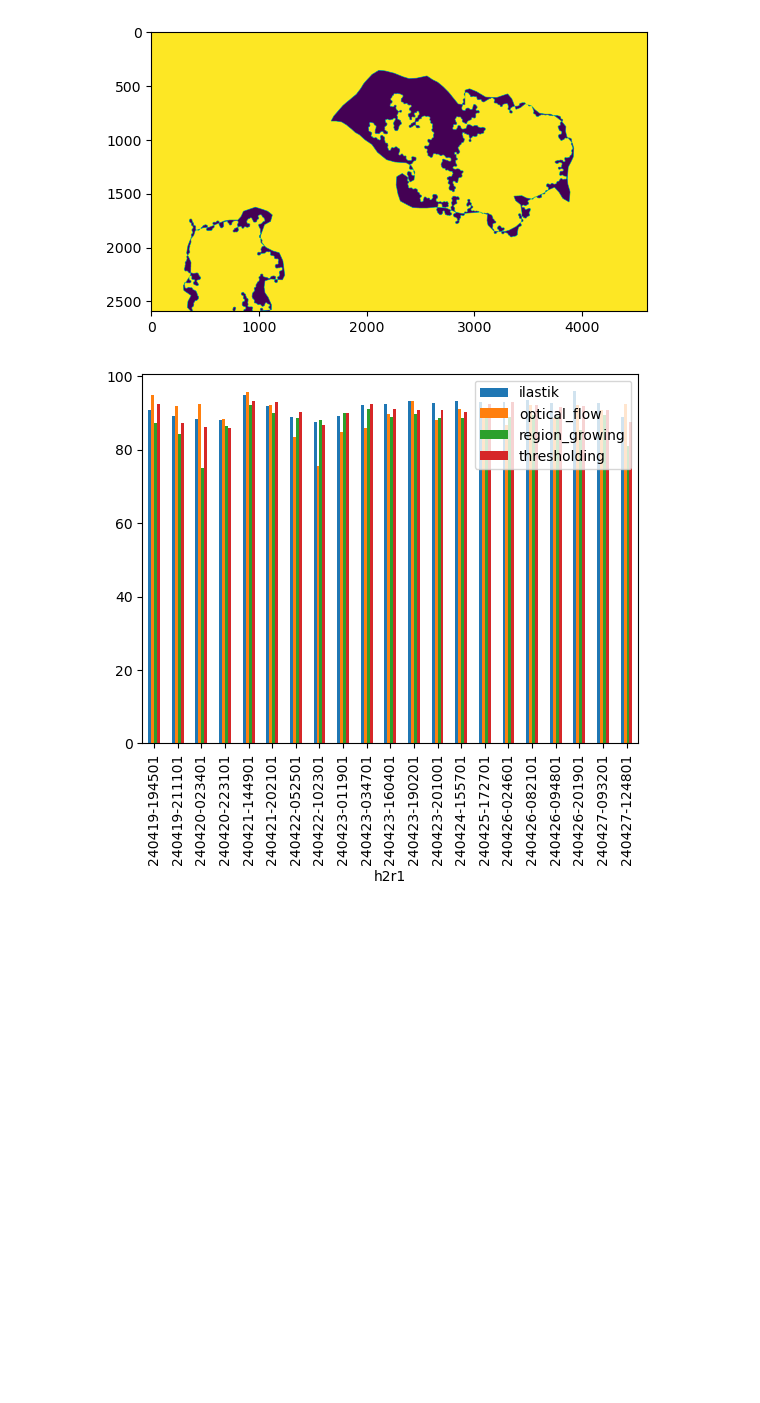
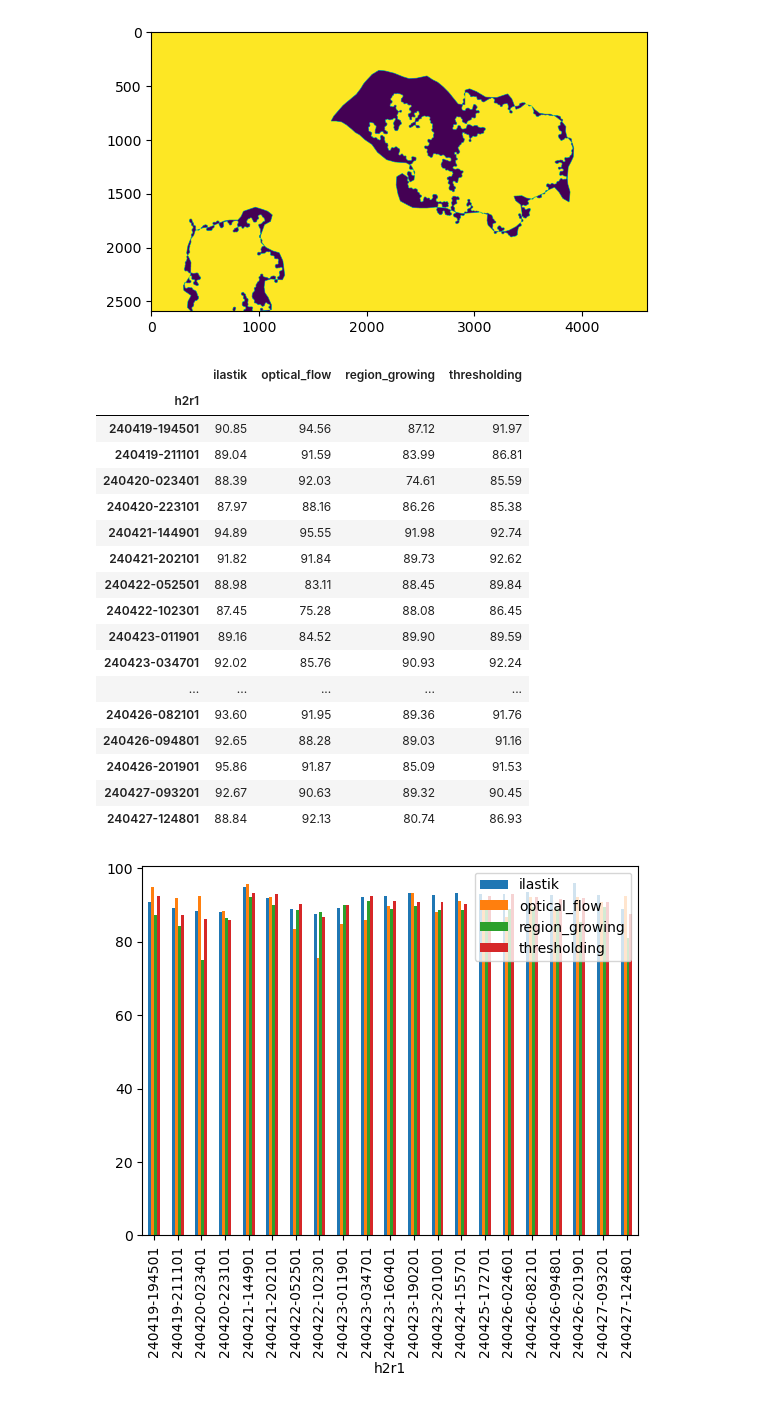
Before and after one commit to epfl-mobots/IR-imaging-2024, a Jupyter notebook: a_xor_results/xor.ipynb, the cells around one changed output. Cells and saved outputs as stored; diff of their text form; code cells hidden in the pictures; blank space fills up the shorter version.

```diff
--- a/a_xor_results/xor.ipynb
+++ b/a_xor_results/xor.ipynb
@@ -18,7 +18,7 @@ for rpi in rpis:
         found_masks = [cv2.imread(x) for x in sorted(glob.glob('../a_found_masks/' + method + '/' + rpi + '/*.jpg'))]
         for annotated_mask, found_mask, name in zip(annotated_masks, found_masks, names):
             if annotated_mask.shape != found_mask.shape:
-                found_mask = cv2.resize(found_mask, (0,0), fx=2, fy=2)
+                found_mask = cv2.resize(annotated_mask, (0,0), fx=0.5, fy=0.5)
             xor_img = (~cv2.bitwise_xor(annotated_mask, found_mask))[:,:,0]
             xor_imgs.append(xor_img)
             cv2.imwrite(method + '/' + rpi + '/' + name + '.bmp', xor_img)
@@ -84,7 +67,7 @@ for rpi in rpis:
     df.index.name = rpi
     for method in methods:
         accuracies = []
-        xor_imgs = [cv2.imread(x) for x in sorted(glob.glob(method + '/' + rpi + '/*.bmp'))]
+        xor_imgs = [cv2.resize(cv2.imread(x), (0,0), fx=0.5, fy=0.5) for x in sorted(glob.glob(method + '/' + rpi + '/*.bmp'))]
         for xor_img in xor_imgs:
             correct_pixels = np.count_nonzero(xor_img[:,:,0] == 255)
             total_pixels = xor_img.shape[0] * xor_img.shape[1]
@@ -93,6 +76,27 @@ for rpi in rpis:
         df[method] = accuracies
     df.to_csv('accuracies/' + df.index.name + '_accuracies.csv')
     dfs.append(df)
+# %%
+dfs[0]
+# %% [output]
+|  | ilastik | optical_flow | region_growing | thresholding |
+| h2r1 |  |  |  |  |
+| 240419-194501 | 90.85 | 94.56 | 87.12 | 91.97 |
+| 240419-211101 | 89.04 | 91.59 | 83.99 | 86.81 |
+| 240420-023401 | 88.39 | 92.03 | 74.61 | 85.59 |
+| 240420-223101 | 87.97 | 88.16 | 86.26 | 85.38 |
+| 240421-144901 | 94.89 | 95.55 | 91.98 | 92.74 |
+| 240421-202101 | 91.82 | 91.84 | 89.73 | 92.62 |
+| 240422-052501 | 88.98 | 83.11 | 88.45 | 89.84 |
+| 240422-102301 | 87.45 | 75.28 | 88.08 | 86.45 |
+| 240423-011901 | 89.16 | 84.52 | 89.90 | 89.59 |
+| 240423-034701 | 92.02 | 85.76 | 90.93 | 92.24 |
+| ... | ... | ... | ... | ... |
+| 240426-082101 | 93.60 | 91.95 | 89.36 | 91.76 |
+| 240426-094801 | 92.65 | 88.28 | 89.03 | 91.16 |
+| 240426-201901 | 95.86 | 91.87 | 85.09 | 91.53 |
+| 240427-093201 | 92.67 | 90.63 | 89.32 | 90.45 |
+| 240427-124801 | 88.84 | 92.13 | 80.74 | 86.93 |
 # %%
 for df in dfs:
     df.plot.bar()
```
Also changed, not shown: parts of 1 cell of this notebook, 5 other files.
